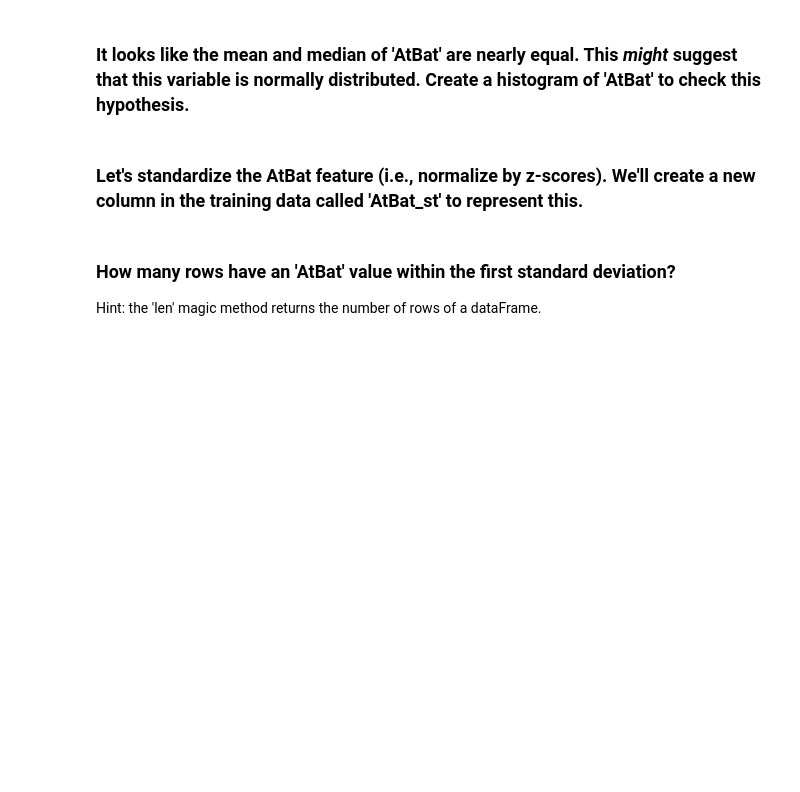
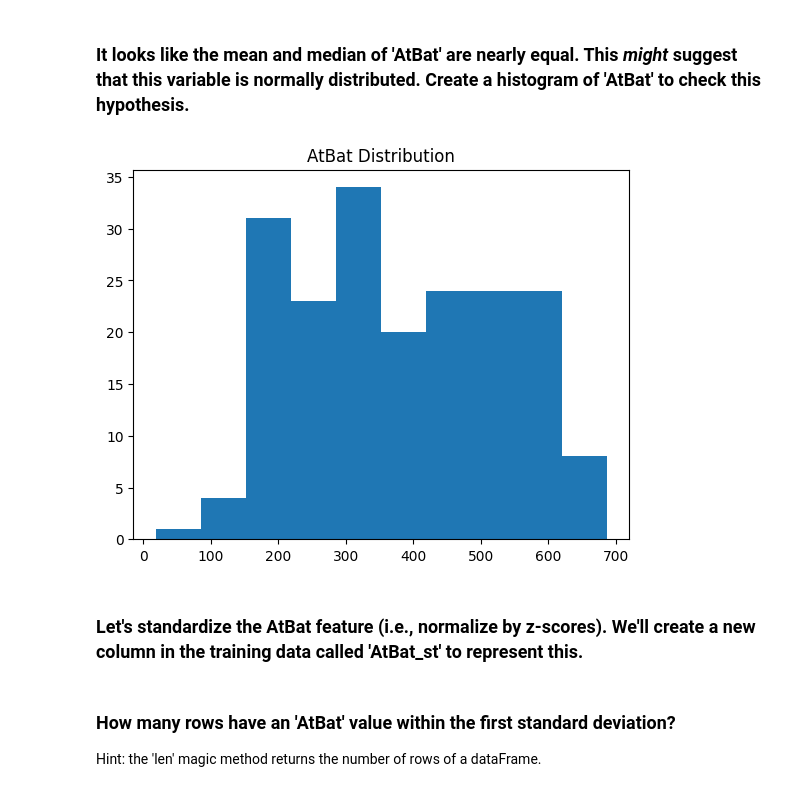
Before and after one commit to cartereleanor3/code_2600, a Jupyter notebook: mod03_eda.ipynb, the cells around one changed output. Saved outputs shown, nothing was run; the diff lists cells and outputs as text; code cells hidden in the pictures; blank space fills up the shorter version.

```diff
--- a/mod03_eda.ipynb
+++ b/mod03_eda.ipynb
@@ -103,7 +132,12 @@ subset.describe()
 # %% [markdown]
 ### It looks like the mean and median of 'AtBat' are nearly equal. This _might_ suggest that this variable is normally distributed. Create a histogram of 'AtBat' to check this hypothesis.
 # %%
-#fillin
+at_bat = Train['AtBat']
+histogram = plt.hist(at_bat, bins=10)
+plt.title("AtBat Distribution")
+plt.show()
+# %% [output]
+[figure, added]
 # %% [markdown]
 ### Let's standardize the AtBat feature (i.e., normalize by z-scores). We'll create a new column in the training data called 'AtBat_st' to represent this.
 # %%
```
Also changed, not shown: parts of 10 cells of this notebook.
